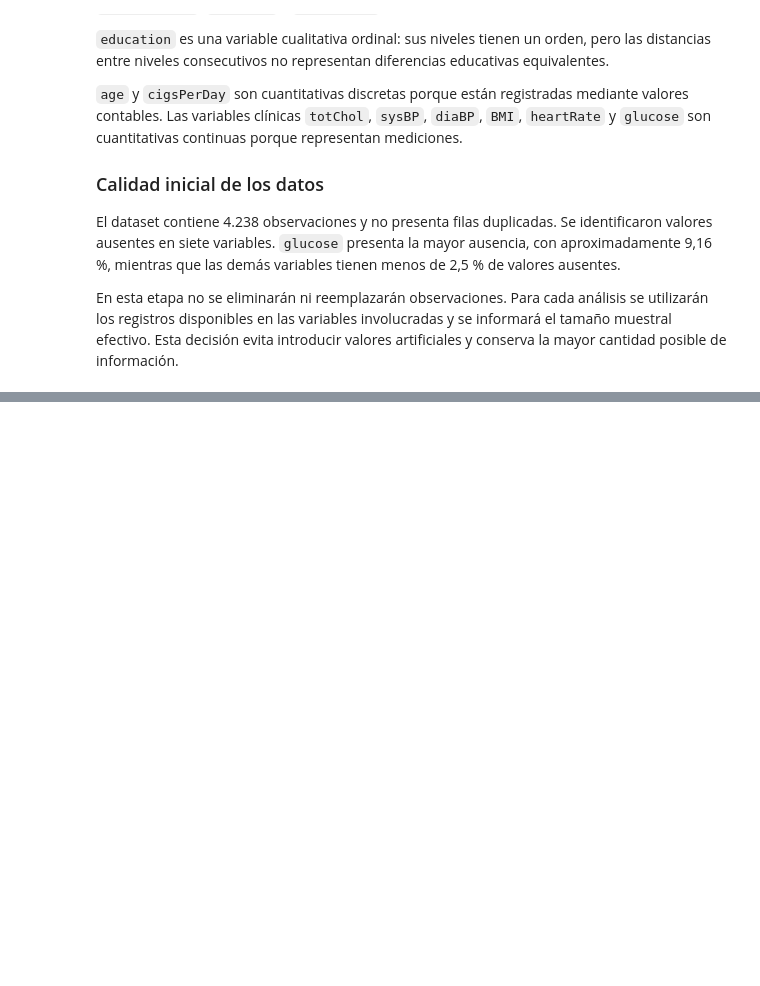
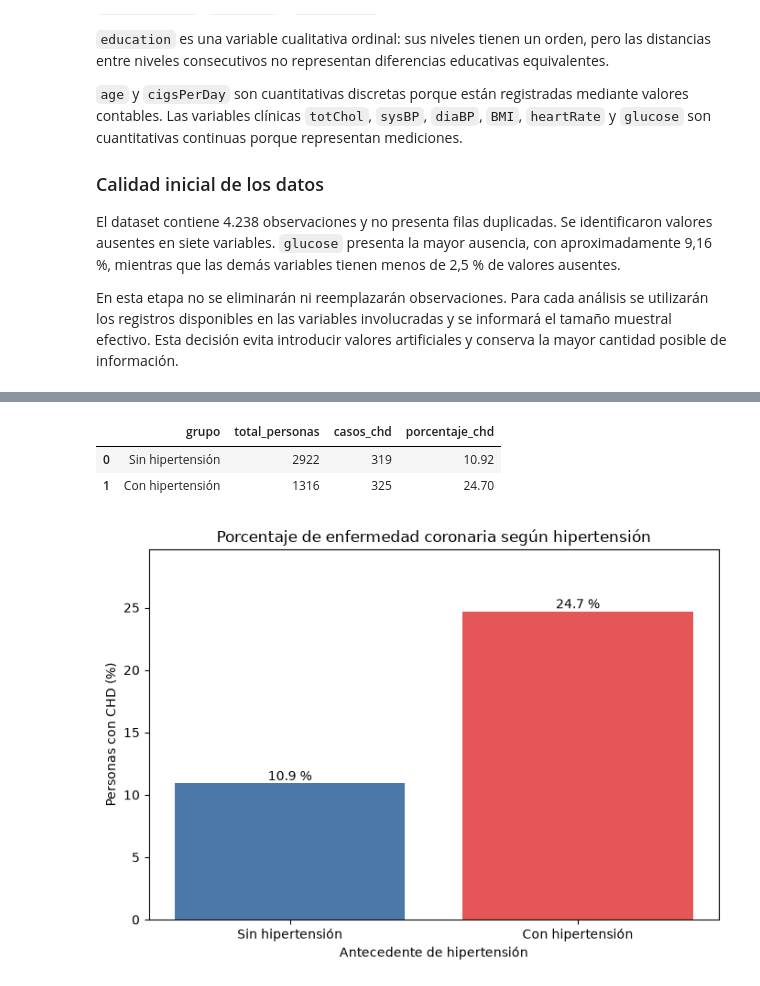
Before and after one commit to alexander-seor/MCDI501-Proyecto-Framingham, a Jupyter notebook: fase-1/formativa-1/notebooks/formativa_1_framingham.ipynb, the cells around one changed output, grey strips where cells are left out. Drawn from its saved outputs; the diff is of its cells as text; code cells hidden in the pictures; blank space fills up the shorter version.

```diff
--- a/fase-1/formativa-1/notebooks/formativa_1_framingham.ipynb
+++ b/fase-1/formativa-1/notebooks/formativa_1_framingham.ipynb
@@ -240,0 +669,80 @@ En esta etapa no se eliminarán ni reemplazarán observaciones. Para cada análi
+# %%
+# Resumir enfermedad coronaria dentro de cada grupo de hipertensión
+resumen_hipertension = (
+    df
+    .groupby("prevalentHyp")["TenYearCHD"]
+    .agg(
+        total_personas="count",
+        casos_chd="sum",
+        proporcion_chd="mean"
+    )
+    .reset_index()
+)
+
+resumen_hipertension["porcentaje_chd"] = (
+    resumen_hipertension["proporcion_chd"] * 100
+).round(2)
+
+resumen_hipertension["grupo"] = resumen_hipertension[
+    "prevalentHyp"
+].map({
+    0: "Sin hipertensión",
+    1: "Con hipertensión"
+})
+
+display(
+    resumen_hipertension[
+        [
+            "grupo",
+            "total_personas",
+            "casos_chd",
+            "porcentaje_chd"
+        ]
+    ]
+)
+
+# Crear el gráfico
+fig, ax = plt.subplots(figsize=(7, 5))
+
+barras = ax.bar(
+    resumen_hipertension["grupo"],
+    resumen_hipertension["porcentaje_chd"],
+    color=["#4C78A8", "#E45756"]
+)
+
+for barra, porcentaje in zip(
+    barras,
+    resumen_hipertension["porcentaje_chd"]
+):
+    ax.text(
+        barra.get_x() + barra.get_width() / 2,
+        barra.get_height(),
+        f"{porcentaje:.1f} %",
+        ha="center",
+        va="bottom"
+    )
+
+ax.set_title(
+    "Porcentaje de enfermedad coronaria según hipertensión"
+)
+ax.set_xlabel("Antecedente de hipertensión")
+ax.set_ylabel("Personas con CHD (%)")
+ax.set_ylim(
+    0,
+    resumen_hipertension["porcentaje_chd"].max() * 1.20
+)
+
+plt.tight_layout()
+
+fig.savefig(
+    "fase-1/formativa-1/figuras/chd_segun_hipertension.png",
+    dpi=300,
+    bbox_inches="tight"
+)
+
+plt.show()
+# %% [output]
+|  | grupo | total_personas | casos_chd | porcentaje_chd |
+| 0 | Sin hipertensión | 2922 | 319 | 10.92 |
+| 1 | Con hipertensión | 1316 | 325 | 24.70 |
+[figure, added]
```
Also changed, not shown: parts of 26 cells of this notebook, 4 other files.
